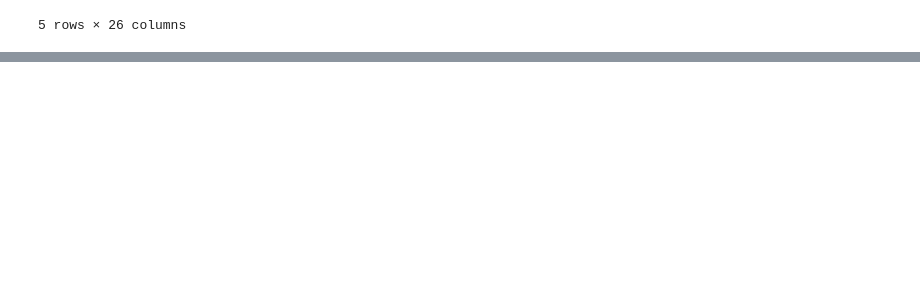
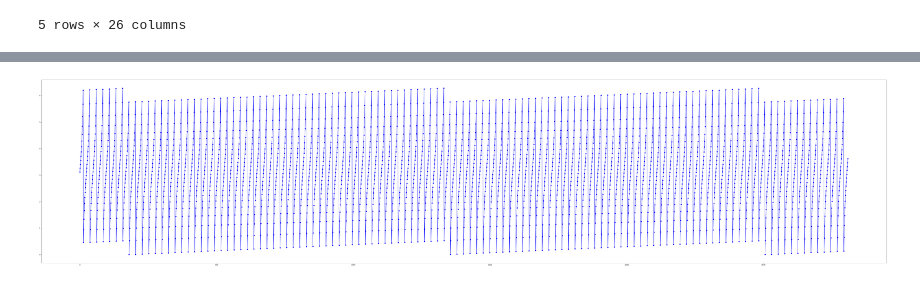
Before and after one commit to KirillRuSS/IDAO-2020, a Jupyter notebook: IDAO-2020-predictions.ipynb, the cells around one changed output, grey strips where cells are left out. Cells and saved outputs as stored; diff of their text form; code cells hidden in the pictures; blank space fills up the shorter version.

```diff
--- a/IDAO-2020-predictions.ipynb
+++ b/IDAO-2020-predictions.ipynb
@@ -173,0 +310,15 @@ See the caveats in the documentation: http://pandas.pydata.org/pandas-docs/stabl
+# %%
+plt.figure(figsize = (90, 20))
+
+x = d['total_seconds']
+
+y = d['x']
+#plt.plot(x,y, '-go')
+
+y = nu_list
+plt.plot(y, '-bo')
+
+
+plt.show()
+# %% [output]
+[figure, added]
```
Also changed, not shown: parts of 15 cells of this notebook, 3 other files.
